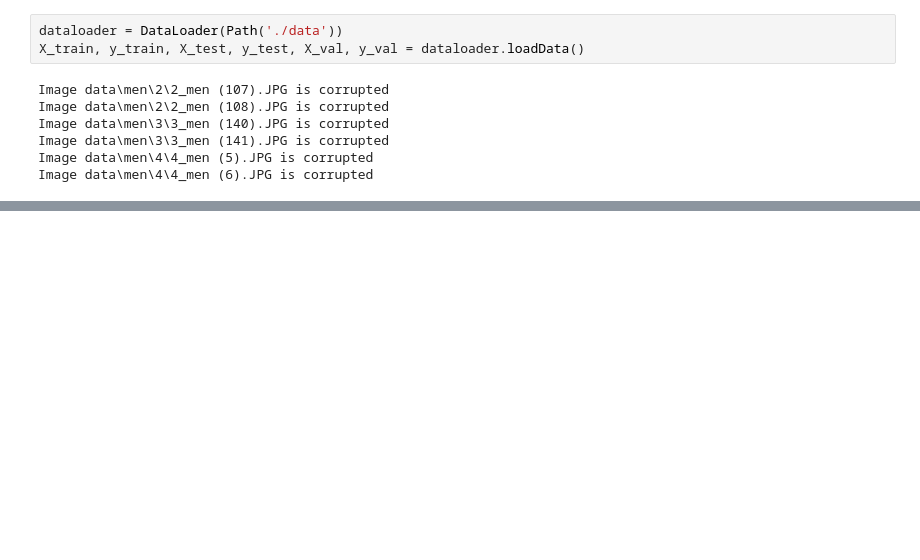
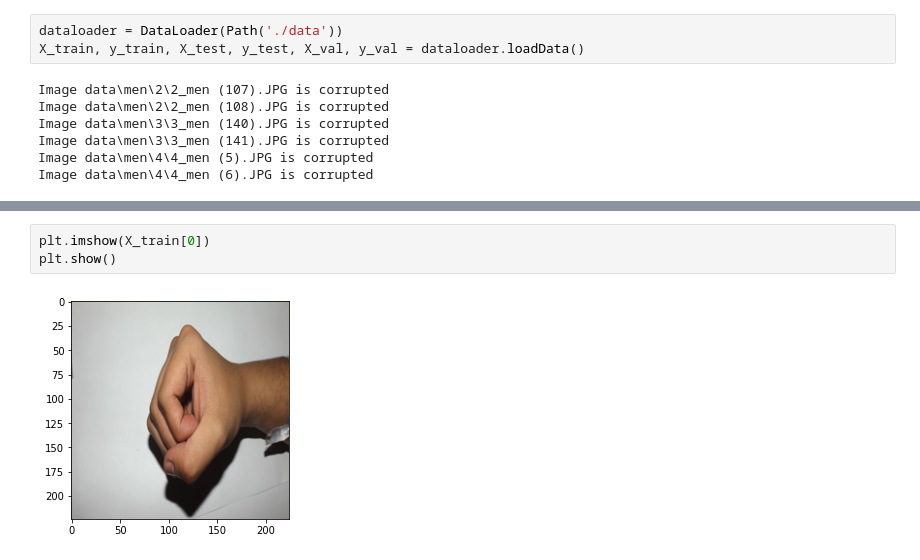
Before and after one commit to MostafaAshraf98/Project-Pattern-Recognition, a Jupyter notebook: main.ipynb, the cells around one changed output, grey strips where cells are left out. Saved outputs shown, nothing was run; the diff lists cells and outputs as text; blank space fills up the shorter version.

```diff
--- a/main.ipynb
+++ b/main.ipynb
@@ -35,0 +41,5 @@ y_val shape: (278,)
+# %%
+plt.imshow(X_train[0])
+plt.show()
+# %% [output]
+[figure, added]
```
Also changed, not shown: parts of 5 cells of this notebook, 3 other files.
